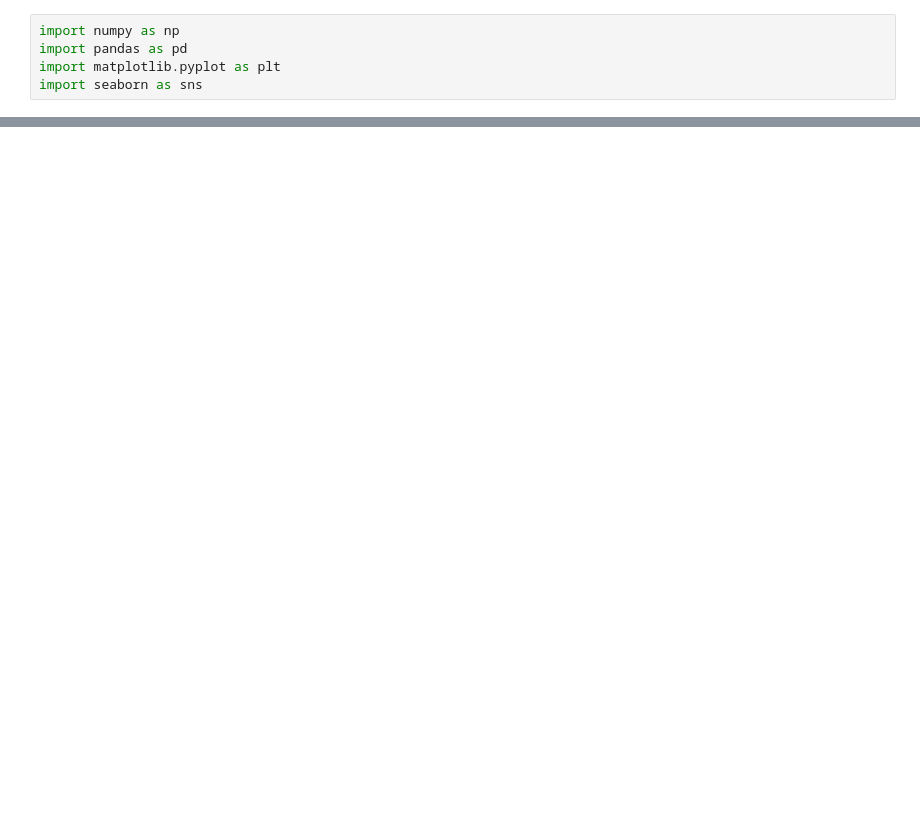
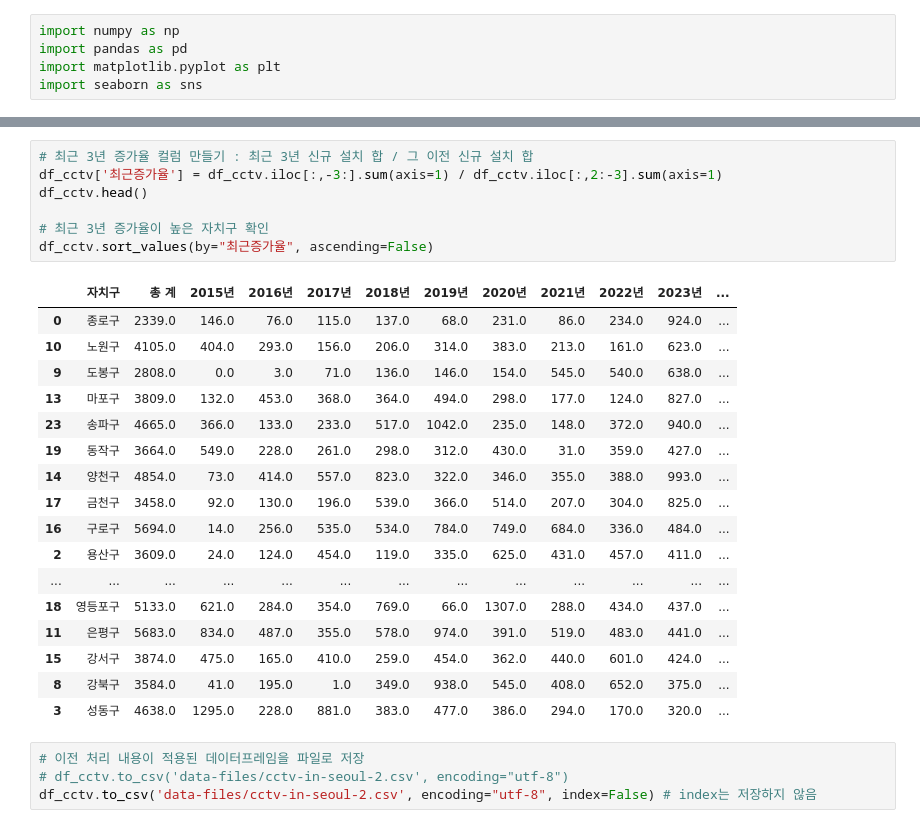
Before and after one commit to shared-repo/human-da5, a Jupyter notebook: workspace/da-packages/i_example.ipynb, the cells around one changed output, grey strips where cells are left out. Cells and saved outputs as stored; diff of their text form; blank space fills up the shorter version.

```diff
--- a/workspace/da-packages/i_example.ipynb
+++ b/workspace/da-packages/i_example.ipynb
@@ -47,0 +56,29 @@ df_cctv
+# %%
+# 최근 3년 증가율 컬럼 만들기 : 최근 3년 신규 설치 합 / 그 이전 신규 설치 합
+df_cctv['최근증가율'] = df_cctv.iloc[:,-3:].sum(axis=1) / df_cctv.iloc[:,2:-3].sum(axis=1)
+df_cctv.head()
+
+# 최근 3년 증가율이 높은 자치구 확인
+df_cctv.sort_values(by="최근증가율", ascending=False)
+# %% [output]
+|  | 자치구 | 총 계 | 2015년 | 2016년 | 2017년 | 2018년 | 2019년 | 2020년 | 2021년 | 2022년 | 2023년 | ... |
+| 0 | 종로구 | 2339.0 | 146.0 | 76.0 | 115.0 | 137.0 | 68.0 | 231.0 | 86.0 | 234.0 | 924.0 | ... |
+| 10 | 노원구 | 4105.0 | 404.0 | 293.0 | 156.0 | 206.0 | 314.0 | 383.0 | 213.0 | 161.0 | 623.0 | ... |
+| 9 | 도봉구 | 2808.0 | 0.0 | 3.0 | 71.0 | 136.0 | 146.0 | 154.0 | 545.0 | 540.0 | 638.0 | ... |
+| 13 | 마포구 | 3809.0 | 132.0 | 453.0 | 368.0 | 364.0 | 494.0 | 298.0 | 177.0 | 124.0 | 827.0 | ... |
+| 23 | 송파구 | 4665.0 | 366.0 | 133.0 | 233.0 | 517.0 | 1042.0 | 235.0 | 148.0 | 372.0 | 940.0 | ... |
+| 19 | 동작구 | 3664.0 | 549.0 | 228.0 | 261.0 | 298.0 | 312.0 | 430.0 | 31.0 | 359.0 | 427.0 | ... |
+| 14 | 양천구 | 4854.0 | 73.0 | 414.0 | 557.0 | 823.0 | 322.0 | 346.0 | 355.0 | 388.0 | 993.0 | ... |
+| 17 | 금천구 | 3458.0 | 92.0 | 130.0 | 196.0 | 539.0 | 366.0 | 514.0 | 207.0 | 304.0 | 825.0 | ... |
+| 16 | 구로구 | 5694.0 | 14.0 | 256.0 | 535.0 | 534.0 | 784.0 | 749.0 | 684.0 | 336.0 | 484.0 | ... |
+| 2 | 용산구 | 3609.0 | 24.0 | 124.0 | 454.0 | 119.0 | 335.0 | 625.0 | 431.0 | 457.0 | 411.0 | ... |
+| ... | ... | ... | ... | ... | ... | ... | ... | ... | ... | ... | ... | ... |
+| 18 | 영등포구 | 5133.0 | 621.0 | 284.0 | 354.0 | 769.0 | 66.0 | 1307.0 | 288.0 | 434.0 | 437.0 | ... |
+| 11 | 은평구 | 5683.0 | 834.0 | 487.0 | 355.0 | 578.0 | 974.0 | 391.0 | 519.0 | 483.0 | 441.0 | ... |
+| 15 | 강서구 | 3874.0 | 475.0 | 165.0 | 410.0 | 259.0 | 454.0 | 362.0 | 440.0 | 601.0 | 424.0 | ... |
+| 8 | 강북구 | 3584.0 | 41.0 | 195.0 | 1.0 | 349.0 | 938.0 | 545.0 | 408.0 | 652.0 | 375.0 | ... |
+| 3 | 성동구 | 4638.0 | 1295.0 | 228.0 | 881.0 | 383.0 | 477.0 | 386.0 | 294.0 | 170.0 | 320.0 | ... |
+# %%
+# 이전 처리 내용이 적용된 데이터프레임을 파일로 저장
+# df_cctv.to_csv('data-files/cctv-in-seoul-2.csv', encoding="utf-8")
+df_cctv.to_csv('data-files/cctv-in-seoul-2.csv', encoding="utf-8", index=False) # index는 저장하지 않음
```
Also changed, not shown: parts of 3 cells of this notebook, 1 other file.
